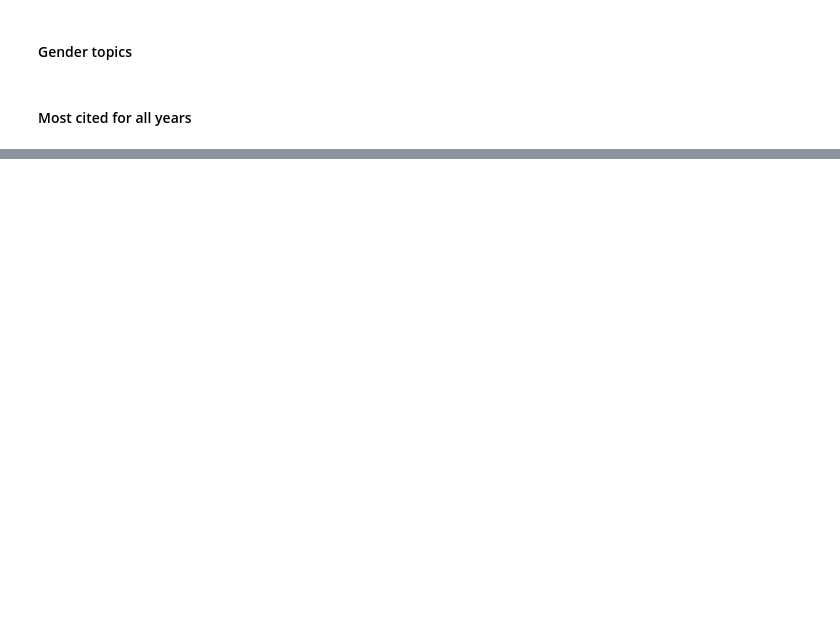
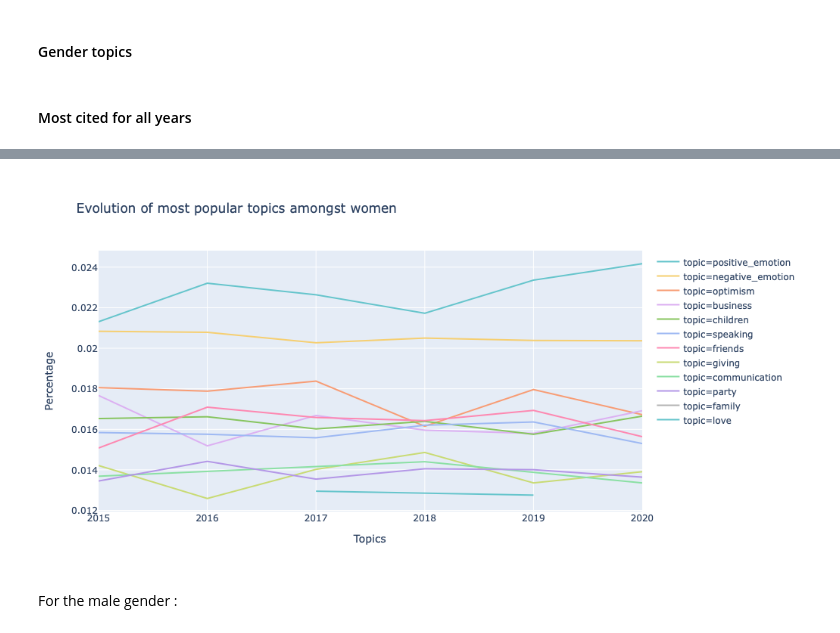
Before and after one commit to epfl-ada/ada-2021-project-palomamo, a Jupyter notebook: gender_topics.ipynb, the cells around one changed output, grey strips where cells are left out. Saved outputs shown, nothing was run; the diff lists cells and outputs as text; code cells hidden in the pictures; blank space fills up the shorter version.

```diff
--- a/gender_topics.ipynb
+++ b/gender_topics.ipynb
@@ -434 +598,8 @@ fig.write_html("docs/_includes/evolution_female.html")
+# %%
+# png image of the figure for github reading
+Image('docs/imgs/women.png')
+# %% [output]
+[figure, added]
+# %% [markdown]
+For the male gender :
 # %%
```
Also changed, not shown: parts of 86 cells of this notebook.
